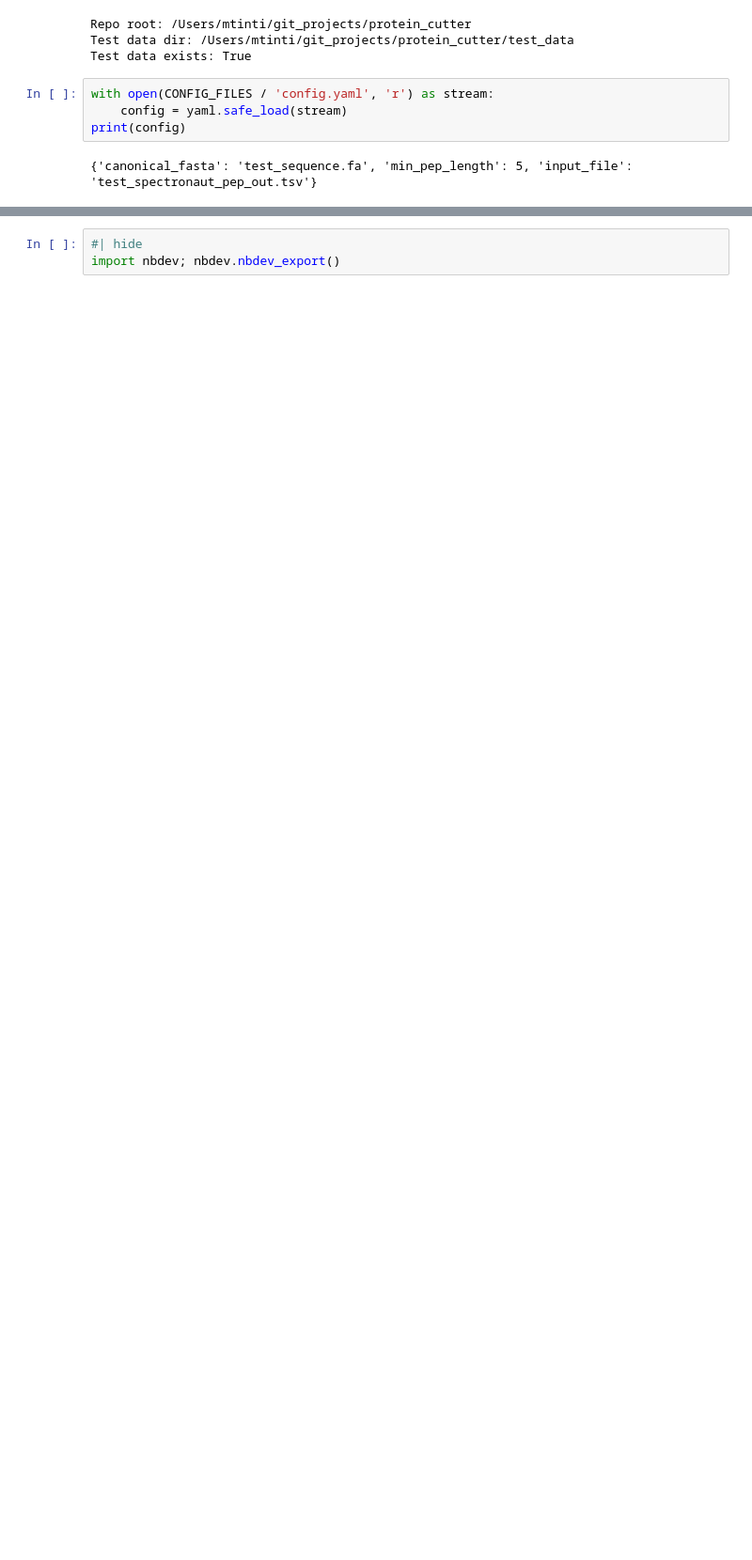
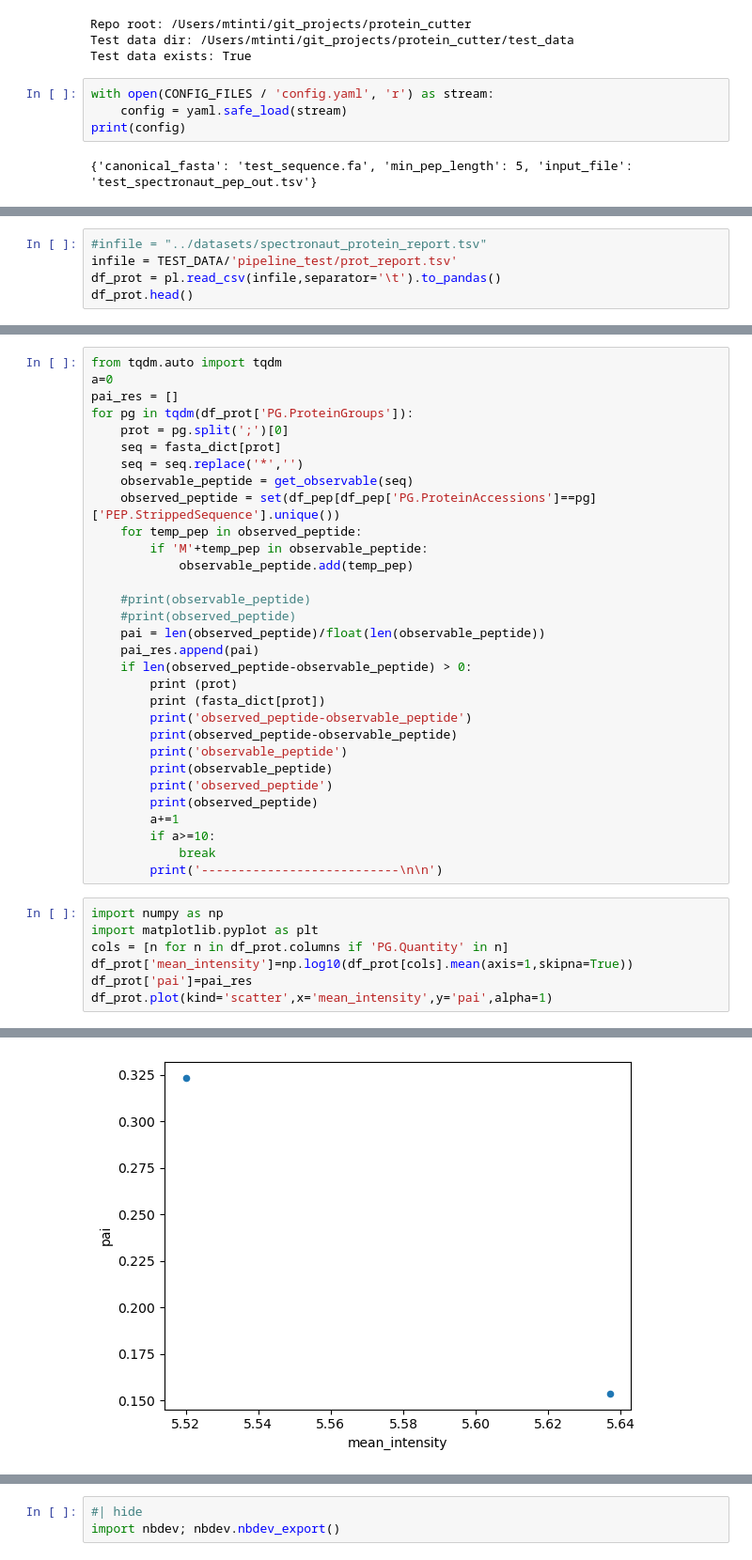
Before and after one commit to mtinti/protein_cutter, a Jupyter notebook: nbs/01_annotation.ipynb, the cells around one changed output, grey strips where cells are left out. Shown: that part at 94% size. Saved outputs shown, nothing was run; the diff lists cells and outputs as text; blank space fills up the shorter version.

```diff
--- a/nbs/01_annotation.ipynb
+++ b/nbs/01_annotation.ipynb
@@ -60,0 +95,5 @@ print(config)
+# %%
+#infile = "../datasets/spectronaut_protein_report.tsv"
+infile = TEST_DATA/'pipeline_test/prot_report.tsv'
+df_prot = pl.read_csv(infile,separator='\t').to_pandas()
+df_prot.head()
@@ -60,0 +104,39 @@ print(config)
+# %%
+from tqdm.auto import tqdm
+a=0
+pai_res = []
+for pg in tqdm(df_prot['PG.ProteinGroups']):
+    prot = pg.split(';')[0]
+    seq = fasta_dict[prot]
+    seq = seq.replace('*','')
+    observable_peptide = get_observable(seq)
+    observed_peptide = set(df_pep[df_pep['PG.ProteinAccessions']==pg]['PEP.StrippedSequence'].unique())
+    for temp_pep in observed_peptide:
+        if 'M'+temp_pep in observable_peptide:
+            observable_peptide.add(temp_pep)
+
+    #print(observable_peptide)
+    #print(observed_peptide)
+    pai = len(observed_peptide)/float(len(observable_peptide))
+    pai_res.append(pai)
+    if len(observed_peptide-observable_peptide) > 0:
+        print (prot)
+        print (fasta_dict[prot])
+        print('observed_peptide-observable_peptide')
+        print(observed_peptide-observable_peptide)
+        print('observable_peptide')
+        print(observable_peptide)
+        print('observed_peptide')
+        print(observed_peptide)
+        a+=1
+        if a>=10:
+            break
+        print('---------------------------\n\n')
+# %%
+import numpy as np
+import matplotlib.pyplot as plt
+cols = [n for n in df_prot.columns if 'PG.Quantity' in n]
+df_prot['mean_intensity']=np.log10(df_prot[cols].mean(axis=1,skipna=True))
+df_prot['pai']=pai_res
+df_prot.plot(kind='scatter',x='mean_intensity',y='pai',alpha=1)
+# %% [output]
@@ -60,0 +144 @@ print(config)
+[figure, added]
```
Also changed, not shown: parts of 12 cells of this notebook, 9 other files.
